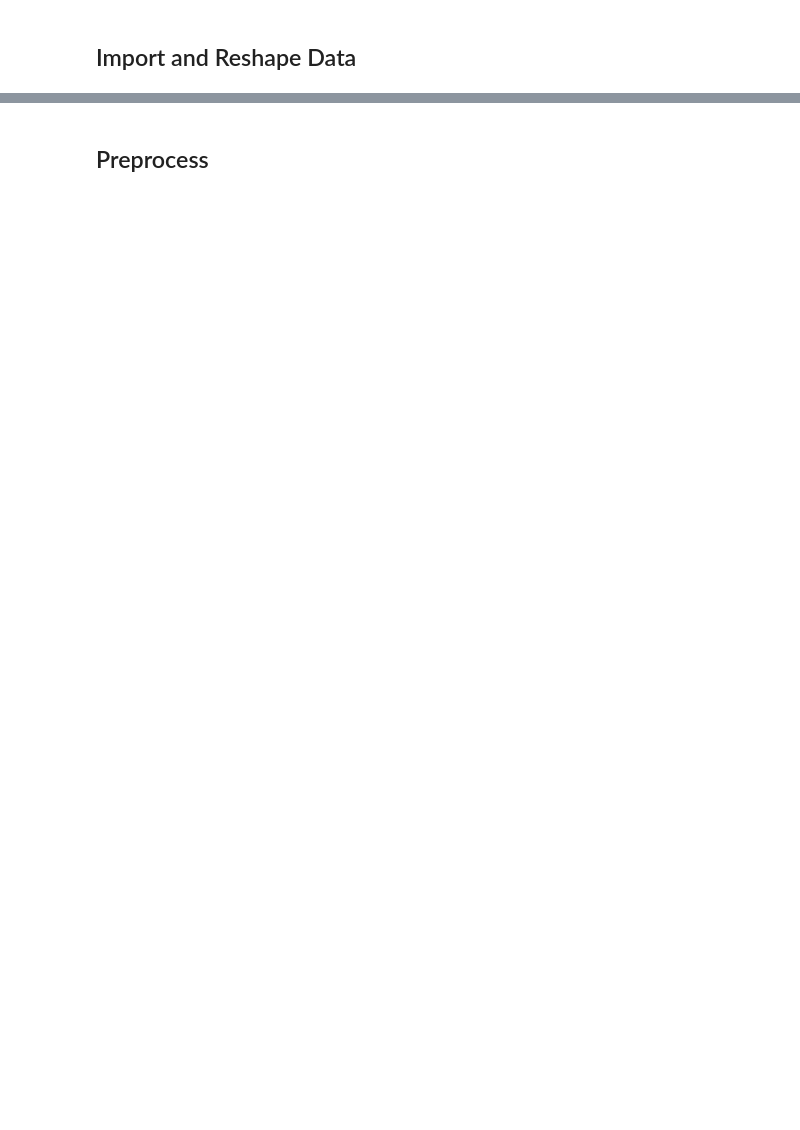
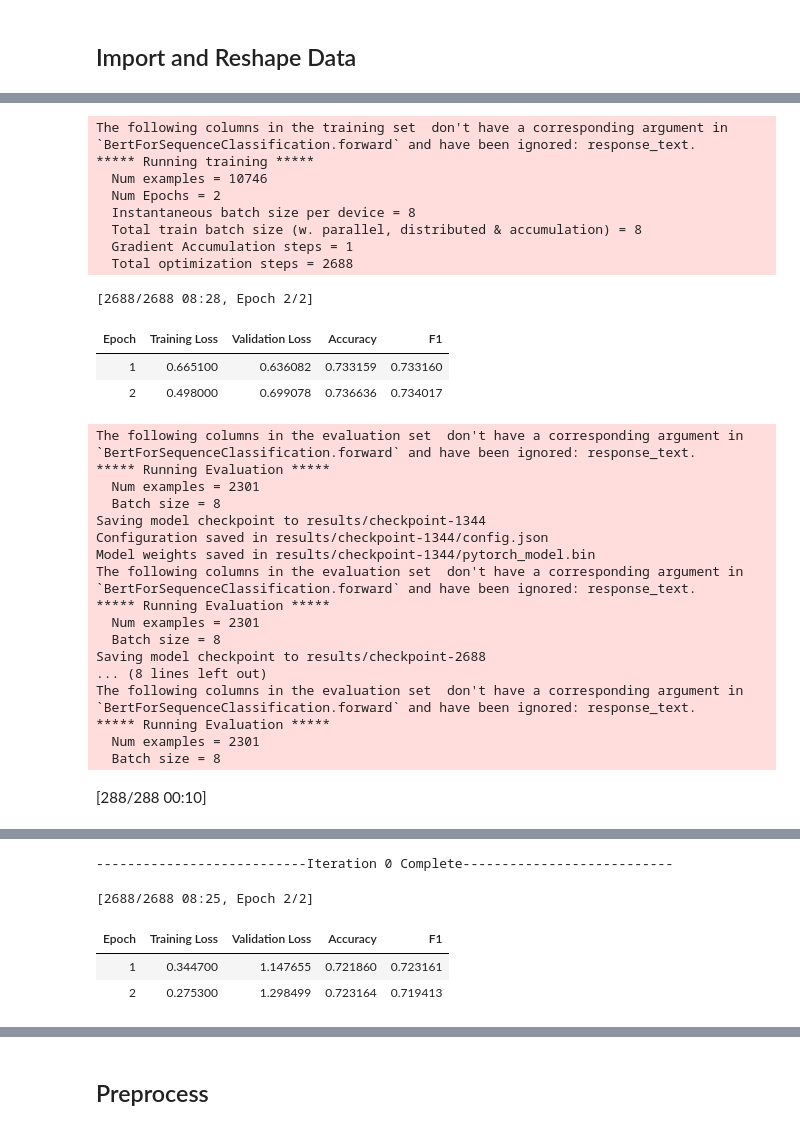
Before and after one commit to ipietri/w266_Final_Project, a Jupyter notebook: notebooks/RtGender-Notebooks/RtGender_Annotations_Sentiment_PyTorch.ipynb, the cells around one changed output, grey strips where cells are left out. Cells and saved outputs as stored; diff of their text form; code cells hidden in the pictures; blank space fills up the shorter version.

```diff
--- a/notebooks/RtGender-Notebooks/RtGender_Annotations_Sentiment_PyTorch.ipynb
+++ b/notebooks/RtGender-Notebooks/RtGender_Annotations_Sentiment_PyTorch.ipynb
@@ -63,0 +184,3 @@ array(['Positive', 'Mixed', 'Neutral', 'Negative'], dtype=object)
+# %%
+rtg_encoded.set_format("torch", columns=["input_ids", "attention_mask", "label"])
+rtg_encoded["dev"].features
@@ -63,0 +202,17 @@ array(['Positive', 'Mixed', 'Neutral', 'Negative'], dtype=object)
+# %%
+from transformers import Trainer, TrainingArguments
+
+batch_size = 8
+logging_steps = len(rtg_encoded["train"]) // batch_size
+training_args = TrainingArguments(output_dir="results",
+                                  num_train_epochs=2,
+                                  learning_rate=2e-5,
+                                  per_device_train_batch_size=batch_size,
+                                  per_device_eval_batch_size=batch_size,
+                                  load_best_model_at_end=True,
+                                  metric_for_best_model="f1",
+                                  weight_decay=0.01,
+                                  evaluation_strategy="epoch",
+                                  save_strategy="epoch",
+                                  disable_tqdm=False
+                                  )
@@ -63,0 +222,55 @@ array(['Positive', 'Mixed', 'Neutral', 'Negative'], dtype=object)
+# %%
+accuracy_list = []
+weighted_f1_score_list = []
+
+for i in range(15):
+  try:
+    del trainer
+    del results
+  except: pass
+
+
+  trainer = Trainer(model=model, args=training_args,
+                  compute_metrics=compute_metrics,
+                  train_dataset=rtg_encoded["train"],
+                  eval_dataset=rtg_encoded["dev"])
+  trainer.train()
+  results = trainer.evaluate()
+  # append to lists
+  accuracy_list.append(results.get('eval_accuracy'))
+  weighted_f1_score_list.append(results.get("eval_f1"))
+  print(f'---------------------------Iteration {i} Complete---------------------------\n')
+
+print("accuracy: ", accuracy_list)
+print("weighted f1 score: ", weighted_f1_score_list)
+# %% [output]
+The following columns in the training set  don't have a corresponding argument in `BertForSequenceClassification.forward` and have been ignored: response_text.
+***** Running training *****
+  Num examples = 10746
+  Num Epochs = 2
+  Instantaneous batch size per device = 8
+  Total train batch size (w. parallel, distributed & accumulation) = 8
+  Gradient Accumulation steps = 1
+  Total optimization steps = 2688
+[2688/2688 08:28, Epoch 2/2]
+| Epoch | Training Loss | Validation Loss | Accuracy | F1 |
+| 1 | 0.665100 | 0.636082 | 0.733159 | 0.733160 |
+| 2 | 0.498000 | 0.699078 | 0.736636 | 0.734017 |
+The following columns in the evaluation set  don't have a corresponding argument in `BertForSequenceClassification.forward` and have been ignored: response_text.
+***** Running Evaluation *****
+  Num examples = 2301
+  Batch size = 8
+Saving model checkpoint to results/checkpoint-1344
+Configuration saved in results/checkpoint-1344/config.json
+Model weights saved in results/checkpoint-1344/pytorch_model.bin
+The following columns in the evaluation set  don't have a corresponding argument in `BertForSequenceClassification.forward` and have been ignored: response_text.
+***** Running Evaluation *****
+  Num examples = 2301
+  Batch size = 8
+Saving model checkpoint to results/checkpoint-2688
+... (8 lines left out)
+The following columns in the evaluation set  don't have a corresponding argument in `BertForSequenceClassification.forward` and have been ignored: response_text.
+***** Running Evaluation *****
+  Num examples = 2301
+  Batch size = 8
+[288/288 00:10]
@@ -63,0 +285,5 @@ array(['Positive', 'Mixed', 'Neutral', 'Negative'], dtype=object)
+---------------------------Iteration 0 Complete---------------------------
+[2688/2688 08:25, Epoch 2/2]
+| Epoch | Training Loss | Validation Loss | Accuracy | F1 |
+| 1 | 0.344700 | 1.147655 | 0.721860 | 0.723161 |
+| 2 | 0.275300 | 1.298499 | 0.723164 | 0.719413 |
```
Also changed, not shown: parts of 36 cells of this notebook.
